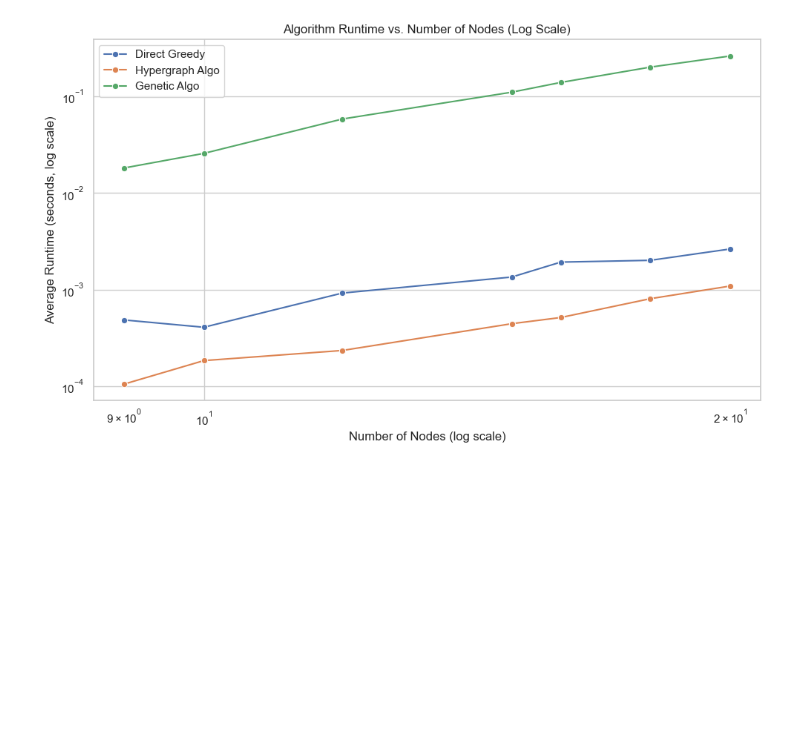
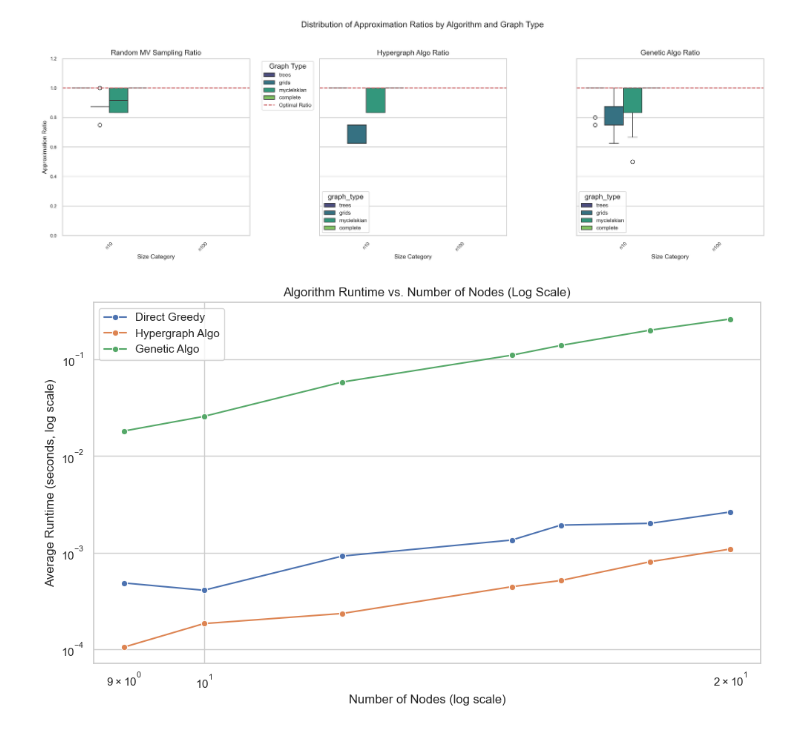
Before and after one commit to Vanja-S/SCORES-25---Construction-Of-A-Greedy-Algorithm-And-Its-Empirical-Analysis-On-The-MV-Problem, a Jupyter notebook: analysis.ipynb, the cells around one changed output. Saved outputs shown, nothing was run; the diff lists cells and outputs as text; code cells hidden in the pictures; blank space fills up the shorter version.

Commit message:
Finished updating algorithms, and rerun the results

```diff
--- a/analysis.ipynb
+++ b/analysis.ipynb
@@ -22,11 +22,11 @@ else:
     df = pd.DataFrame()
 
 
-for col in ['direct_greedy_ratio', 'hypergraph_algo_ratio', 'genetic_algo_ratio']:
+for col in ['random_mv_sampling_ratio', 'hypergraph_algo_ratio', 'genetic_algo_ratio']:
     df[col] = pd.to_numeric(df[col], errors='coerce') # Coerce errors will turn 'N/A' or inf into NaN
 
 df['log_num_nodes'] = df['num_nodes'].apply(lambda x: pd.NA if x <= 0 else (x if x == 1 else np.log10(x)))
-size_order = ["n10", "n100", "n1000"]
+size_order = ["n10", "n100"]
 df['size_category'] = pd.Categorical(df['size_category'], categories=size_order, ordered=True)
 # %% [output]
 Data loaded successfully. First 5 rows:
@@ -116,0 +79,83 @@ plt.show()
+# %%
+import pandas as pd
+import matplotlib.pyplot as plt
+import seaborn as sns
+import json
+import os
+import numpy as np # Already imported in your previous code
+
+# --- Configuration for plots ---
+sns.set_theme(style="whitegrid")
+plt.rcParams['figure.dpi'] = 300 # High resolution for figures
+plt.rcParams['savefig.dpi'] = 300
+plt.rcParams['font.size'] = 10
+plt.rcParams['axes.labelsize'] = 10
+plt.rcParams['axes.titlesize'] = 12
+plt.rcParams['xtick.labelsize'] = 8
+plt.rcParams['ytick.labelsize'] = 8
+plt.rcParams['legend.fontsize'] = 9
+
+# --- Data Loading and Initial Preparation (assuming this part is already in your script) ---
+results_path = "experiment_results.json"
+if os.path.exists(results_path):
+    with open(results_path, 'r') as f:
+        data = json.load(f)
+    df = pd.DataFrame(data)
+    print("Data loaded successfully. First 5 rows:")
+    print(df.head())
+    print("\nDataFrame Info:")
+    df.info()
+else:
+    print(f"Error: {results_path} not found. Please ensure your results file exists.")
+    df = pd.DataFrame()
+
+for col in ['random_mv_sampling_ratio', 'hypergraph_algo_ratio', 'genetic_algo_ratio']:
+    df[col] = pd.to_numeric(df[col], errors='coerce')
+
+size_order = ["n10", "n100"]
+df['size_category'] = pd.Categorical(df['size_category'], categories=size_order, ordered=True)
+
+ratio_display_graphs = df[~df['graph_type'].isin(['erdos_renyi', 'petersen'])].copy()
+
+# --- 5.1 Overall Performance Overview (Adjusted Box Plot Code) ---
+
+fig, axes = plt.subplots(1, 3, figsize=(18, 6), sharey=True) # sharey=True makes y-axes identical
+fig.suptitle('Distribution of Approximation Ratios by Algorithm and Graph Type', fontsize=14)
+
+# --- Plot 1: Random MV Sampling Ratio ---
+sns.boxplot(x='size_category', y='random_mv_sampling_ratio', hue='graph_type', data=ratio_display_graphs, ax=axes[0], palette='viridis')
+axes[0].set_title('Random MV Sampling Ratio')
+axes[0].set_ylabel('Approximation Ratio')
+axes[0].set_xlabel('Size Category')
+axes[0].tick_params(axis='x', rotation=45)
+axes[0].axhline(y=1.0, color='r', linestyle='--', label='Optimal Ratio', linewidth=1.5)
+axes[0].legend(title='Graph Type', bbox_to_anchor=(1.05, 1), loc='upper left') # Legend here
+
+# --- Plot 2: Hypergraph Algo Ratio ---
+sns.boxplot(x='size_category', y='hypergraph_algo_ratio', hue='graph_type', data=ratio_display_graphs, ax=axes[1], palette='viridis')
+axes[1].set_title('Hypergraph Algo Ratio')
+axes[1].set_ylabel('') # Keep y-label empty due to sharey=True
+axes[1].set_xlabel('Size Category')
+axes[1].tick_params(axis='x', rotation=45)
+axes[1].axhline(y=1.0, color='r', linestyle='--', linewidth=1.5)
+# axes[1].legend(title='Graph Type', bbox_to_anchor=(1.05, 1), loc='upper left') # REMOVED LEGEND
+
+# --- Plot 3: Genetic Algo Ratio (with Y-axis limits fix) ---
+sns.boxplot(x='size_category', y='genetic_algo_ratio', hue='graph_type', data=ratio_display_graphs, ax=axes[2], palette='viridis')
+axes[2].set_title('Genetic Algo Ratio')
+axes[2].set_ylabel('') # Keep y-label empty
+axes[2].set_xlabel('Size Category')
+axes[2].tick_params(axis='x', rotation=45)
+axes[2].axhline(y=1.0, color='r', linestyle='--', linewidth=1.5)
+# axes[2].legend(title='Graph Type', bbox_to_anchor=(1.05, 1), loc='upper left') # REMOVED LEGEND
+
+# Apply Y-axis limits for the Genetic Algo plot if it's consistently showing extreme outliers
+# Adjust these values based on your actual data's main distribution
+# Common range for ratios is [0, 1] (0 is worst, 1 is best). Some algorithms might go >1 if optimal is 0.
+axes[2].set_ylim(0.0, 1.2) # Example: Focus on ratios between 0 and 1.2. Adjust as needed.
+# You might need to make this dynamic or set it per graph_type or size_category if outliers vary.
+# Or apply it to all subplots if all have similar outlier issues.
+
+plt.tight_layout(rect=[0, 0.03, 0.95, 0.95])
+plt.show()
+# %% [output]
@@ -117,3 +179,4 @@ plt.show()
+[figure, added]
 # %%
 gi
 # %% [output]
```
Also changed, not shown: parts of 9 cells of this notebook, 12 other files.
